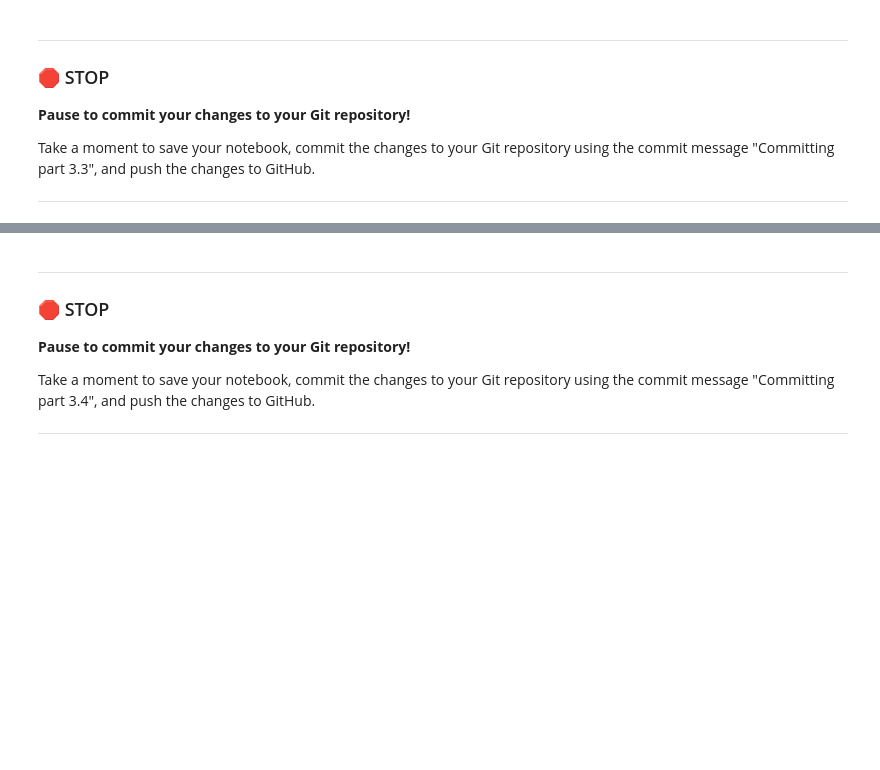
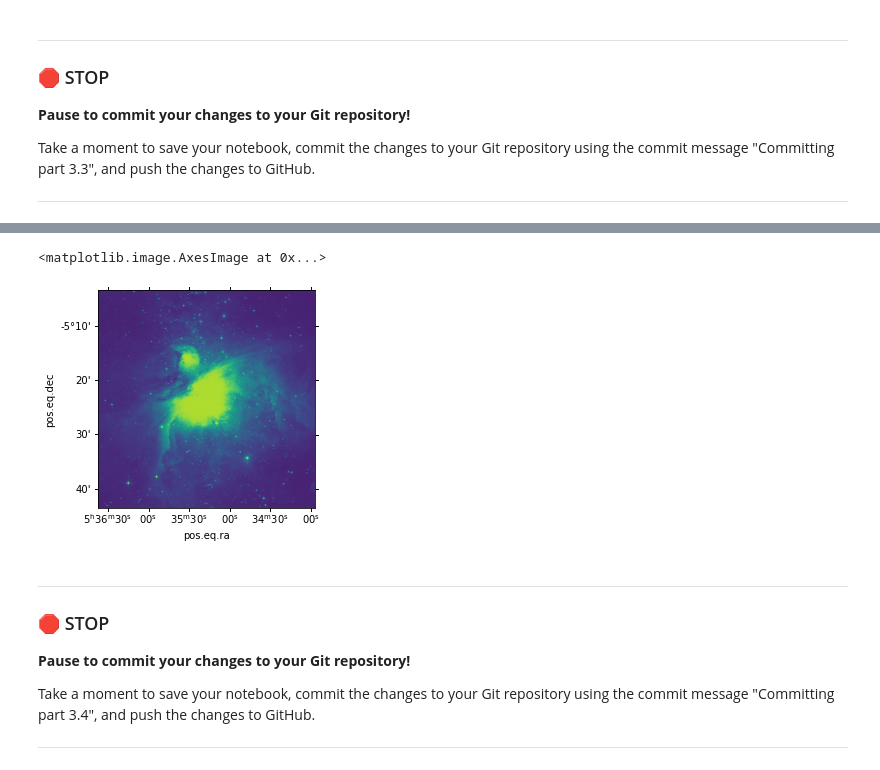
Before and after one commit to gruczela/cmse202-s21-turnin, a Jupyter notebook: hw-01/HW-01_GitPracticeDebuggingAndPythonPackages-STUDENT.ipynb, the cells around one changed output, grey strips where cells are left out. Saved outputs shown, nothing was run; the diff lists cells and outputs as text; code cells hidden in the pictures; blank space fills up the shorter version.

```diff
--- a/hw-01/HW-01_GitPracticeDebuggingAndPythonPackages-STUDENT.ipynb
+++ b/hw-01/HW-01_GitPracticeDebuggingAndPythonPackages-STUDENT.ipynb
@@ -338,0 +337,8 @@ Now that you've spent some time exploring the nature of these images, we're goin
+# %%
+# Put your code here
+from astropy.wcs import WCS
+ir_image = fits.open(ir)[0]
+wcs=WCS(ir_image.header)
+plt.subplot(projection=wcs)
+plt.imshow(image_data_ir, origin='lower')
+# %% [output]
@@ -339,3 +359,5 @@ Now that you've spent some time exploring the nature of these images, we're goin
+<matplotlib.image.AxesImage at 0x...>
+[figure, added]
 # %% [markdown]
 ---
 ### &#128721; STOP
```
Also changed, not shown: parts of 3 cells of this notebook.
